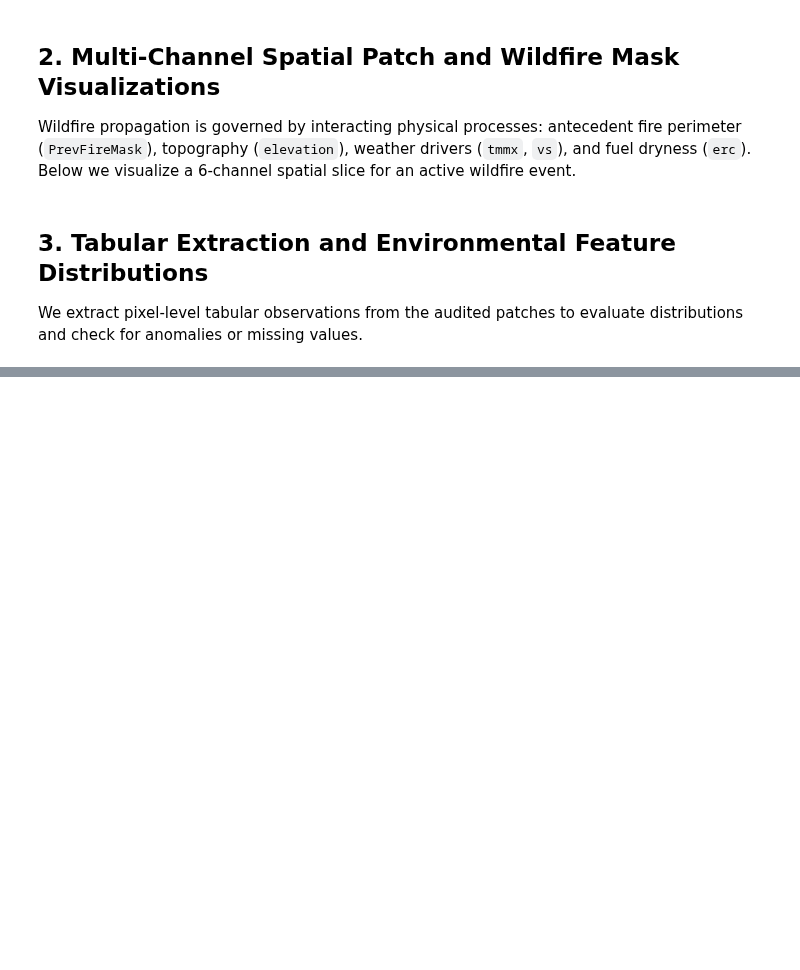
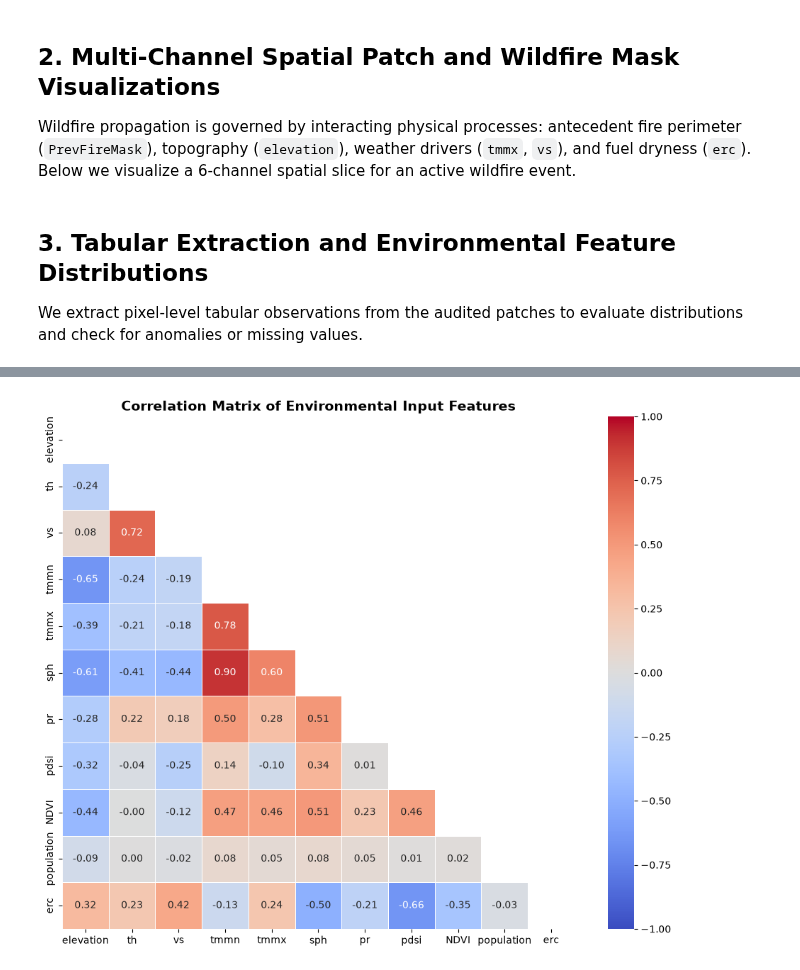
Before and after one commit to connectwithvanshika/TensorTitans_SectionC, a Jupyter notebook: notebooks/02_eda_and_data_quality.ipynb, the cells around one changed output, grey strips where cells are left out. Saved outputs shown, nothing was run; the diff lists cells and outputs as text; code cells hidden in the pictures; blank space fills up the shorter version.

Commit message:
EDA: correlation heatmap

```diff
--- a/notebooks/02_eda_and_data_quality.ipynb
+++ b/notebooks/02_eda_and_data_quality.ipynb
@@ -93,0 +97,23 @@ plt.show()
+# %%
+corr_cols = dl.FEATURE_NAMES
+corr_matrix = tabular_df[corr_cols].corr()
+
+plt.figure(figsize=(10, 8))
+mask = np.triu(np.ones_like(corr_matrix, dtype=bool))
+sns.heatmap(
+    corr_matrix,
+    mask=mask,
+    annot=True,
+    fmt=".2f",
+    cmap="coolwarm",
+    vmin=-1,
+    vmax=1,
+    square=True,
+    linewidths=0.5
+)
+plt.title("Correlation Matrix of Environmental Input Features", fontsize=14, fontweight="bold")
+plt.tight_layout()
+plt.savefig(os.path.join(fig_dir, "feature_correlation_heatmap.png"), dpi=250)
+plt.show()
+# %% [output]
+[figure, added]
```
Also changed, not shown: parts of 1 cell of this notebook.
